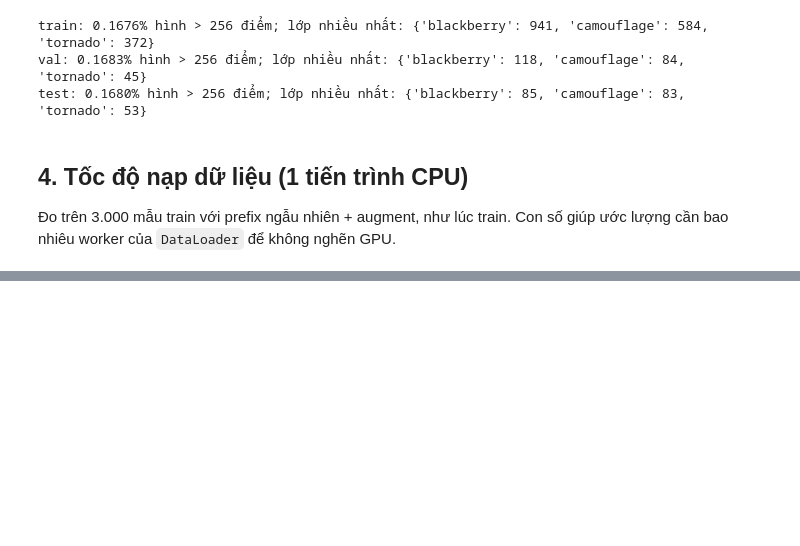
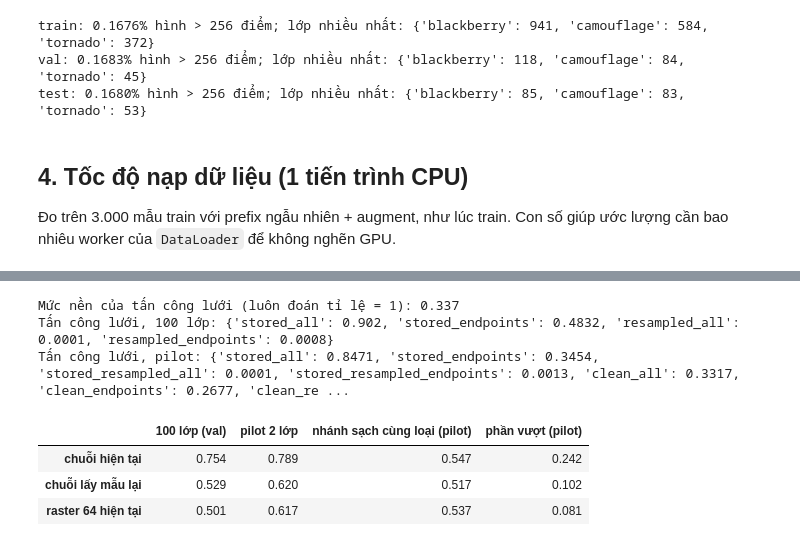
Before and after one commit to Trung4n/AI-dictionary, a Jupyter notebook: notebooks/02_preprocessing.ipynb, the cells around one changed output, grey strips where cells are left out. Cells and saved outputs as stored; diff of their text form; code cells hidden in the pictures; blank space fills up the shorter version.

Commit message:
Add new scripts and data for QuickDraw analysis and leak auditing

```diff
--- a/notebooks/02_preprocessing.ipynb
+++ b/notebooks/02_preprocessing.ipynb
@@ -276,0 +293,28 @@ bench
+# %%
+audit = json.loads((REPORT_DIR / "leak_audit.json").read_text())
+pilot = json.loads((REPORT_DIR / "raw_pilot.json").read_text())
+g, c_ = pilot["gb_r2"], pilot["cnn_raster64_r2"]
+r2 = pd.DataFrame({
+    "100 lớp (val)": {"chuỗi hiện tại": audit["gb_seq_stored"]["r2"],
+                     "chuỗi lấy mẫu lại": audit["gb_seq_resampled"]["r2"],
+                     "raster 64 hiện tại": audit["cnn_raster64_stored"]["r2"]},
+    "pilot 2 lớp": {"chuỗi hiện tại": g["stored"]["all"]["r2"],
+                   "chuỗi lấy mẫu lại": g["stored_resampled"]["all"]["r2"],
+                   "raster 64 hiện tại": c_["stored"]["r2"]},
+    "nhánh sạch cùng loại (pilot)": {"chuỗi hiện tại": g["clean"]["all"]["r2"],
+                                    "chuỗi lấy mẫu lại": g["clean_resampled"]["all"]["r2"],
+                                    "raster 64 hiện tại": c_["clean"]["r2"]},
+})
+r2["phần vượt (pilot)"] = r2["pilot 2 lớp"] - r2["nhánh sạch cùng loại (pilot)"]
+print("Mức nền của tấn công lưới (luôn đoán tỉ lệ = 1):", round(audit["base_rate_ratio_about_1"], 3))
+print("Tấn công lưới, 100 lớp:", {k: round(v, 4) for k, v in audit["grid_attack_hit_rate"].items()})
+print("Tấn công lưới, pilot:", {k: round(v, 4) for k, v in pilot["grid_attack_hit_rate"].items()})
+r2.round(3)
+# %% [output]
+Mức nền của tấn công lưới (luôn đoán tỉ lệ = 1): 0.337
+Tấn công lưới, 100 lớp: {'stored_all': 0.902, 'stored_endpoints': 0.4832, 'resampled_all': 0.0001, 'resampled_endpoints': 0.0008}
+Tấn công lưới, pilot: {'stored_all': 0.8471, 'stored_endpoints': 0.3454, 'stored_resampled_all': 0.0001, 'stored_resampled_endpoints': 0.0013, 'clean_all': 0.3317, 'clean_endpoints': 0.2677, 'clean_re ...
+|  | 100 lớp (val) | pilot 2 lớp | nhánh sạch cùng loại (pilot) | phần vượt (pilot) |
+| chuỗi hiện tại | 0.754 | 0.789 | 0.547 | 0.242 |
+| chuỗi lấy mẫu lại | 0.529 | 0.620 | 0.517 | 0.102 |
+| raster 64 hiện tại | 0.501 | 0.617 | 0.537 | 0.081 |
```
Also changed, not shown: parts of 8 cells of this notebook, 19 other files.
